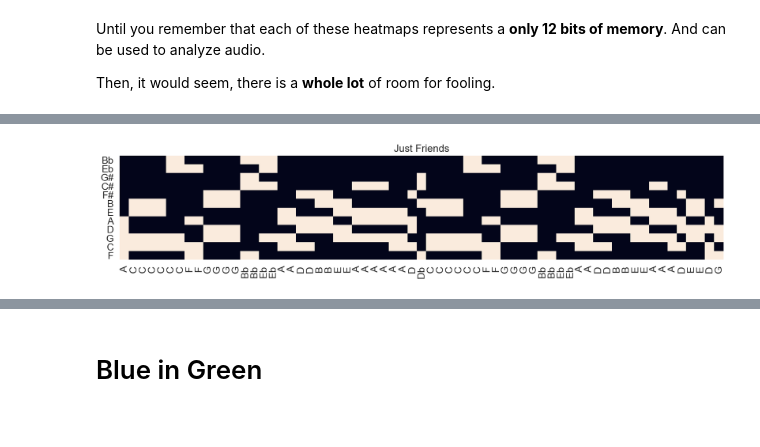
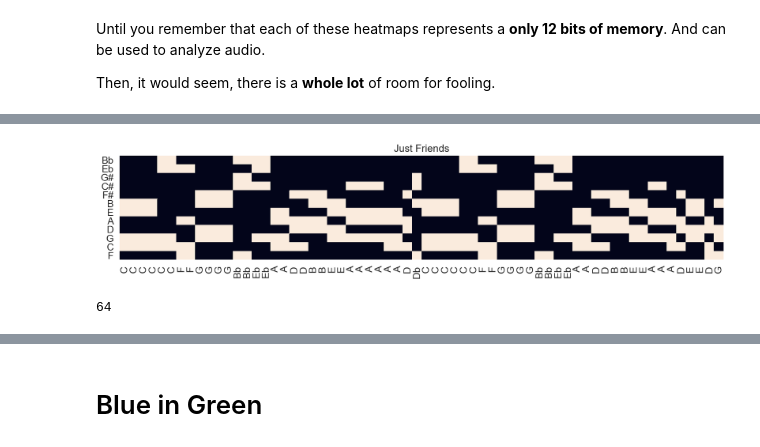
Before and after one commit to timsum/harmonypartition, a Jupyter notebook: jup/Chapter_2b_Fifths_as_Audible_Order.ipynb, the cells around one changed output, grey strips where cells are left out. Drawn from its saved outputs; the diff is of its cells as text; code cells hidden in the pictures.

```diff
--- a/jup/Chapter_2b_Fifths_as_Audible_Order.ipynb
+++ b/jup/Chapter_2b_Fifths_as_Audible_Order.ipynb
@@ -138,13 +139,21 @@ ipd.Audio(resolution, rate=4000)
 [figure]
 [interactive output not drawn]
 # %%
-j_friends = [308, 7203, 7203, 7203, 7203, 48291, 48291, 48227, 48227, 4195, 4195, 4195, 4195, 40099, 40099, 40035, 40035, 4323, 4323, 4259, 4259, 4451, 4451, 4387, 4387, 4835, 4835, 4835, 4835, 4323, 4323, 4259, 31843, 7203, 7203, 7203, 7203, 48291,48291, 48227, 48227, 4195, 4195, 4195, 4195, 40099, 40099, 40035, 40035, 4323, 4323, 4259, 4259, 4451, 4451, 4387, 4387, 4835, 4835, 4323, 4259, 4387, 4387, 7331, 7267]
+j_friends_1 = [7203, 7203, 7203, 7203, 48291, 48291, 48227, 48227, 4195, 4195, 4195, 4195, 40099, 40099, 40035, 40035, 4323, 4323, 4259, 4259, 4451, 4451, 4387, 4387, 4835, 4835]
+j_friends_2 = [4835, 4835, 4323, 4323, 4259, 31843]
+j_friends_3 = j_friends_1
+j_friends_4 = [4323, 4259, 4387, 4387, 7331, 7267]
+
+j_friends = j_friends_1 + j_friends_2 + j_friends_3 + j_friends_4
+
 as_b = min_to_graph(j_friends, "Just Friends")
 
+print(len(j_friends))
 resolution = jpt_pt.link_wavepile_sequences(as_b, duration=25)
 ipd.Audio(resolution, rate=4000)
 # %% [output]
-[figure, old version]
+[figure, new version]
+64
 [interactive output not drawn]
 # %% [markdown]
 # Blue in Green
```
Also changed, not shown: parts of 4 cells of this notebook, 1 other file.
